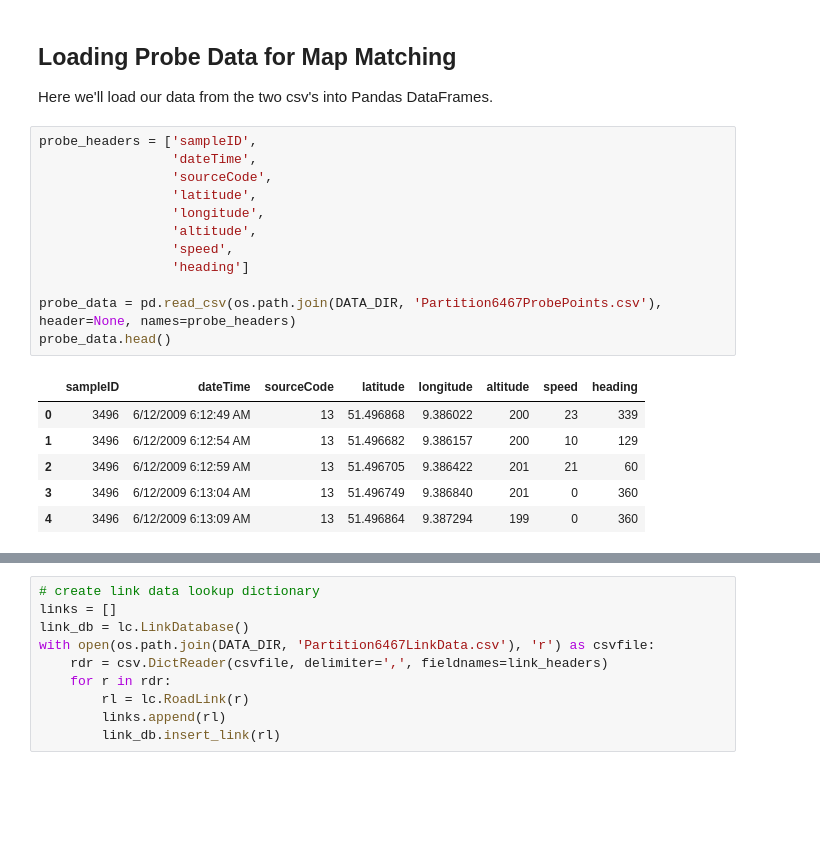
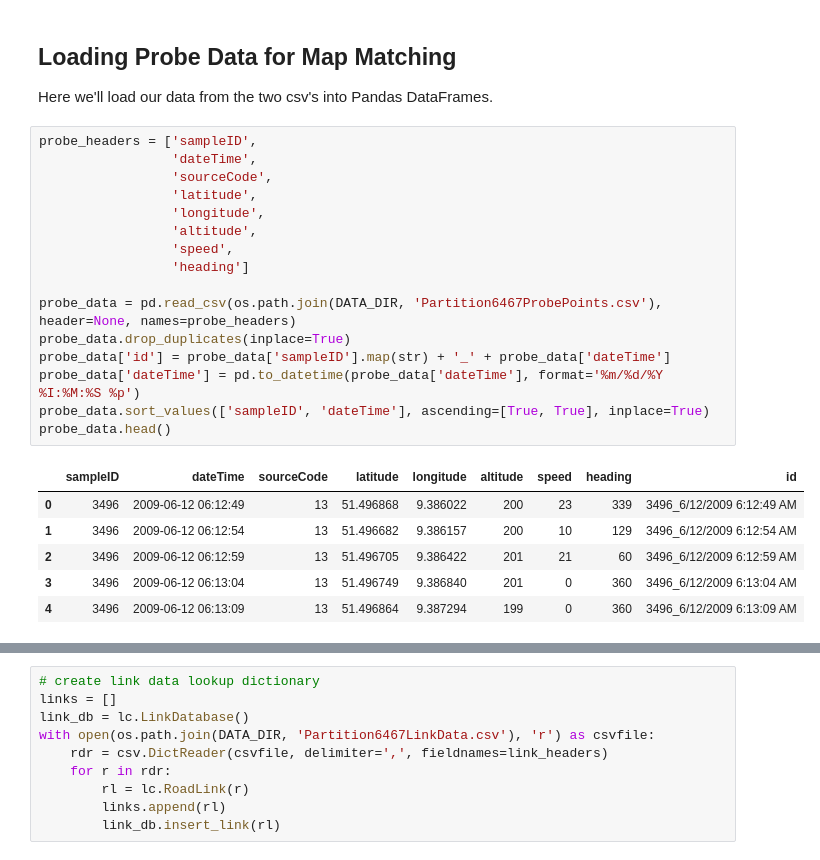
Before and after one commit to M20190649/eecs495-map-matching, a Jupyter notebook: st_map_matching.ipynb, the cells around one changed output, grey strips where cells are left out. Drawn from its saved outputs; the diff is of its cells as text; blank space fills up the shorter version.

```diff
--- a/st_map_matching.ipynb
+++ b/st_map_matching.ipynb
@@ -87,22 +100,26 @@ Here we'll load our data from the two csv's into Pandas DataFrames.
 # %%
 probe_headers = ['sampleID',
                  'dateTime',
                  'sourceCode',
                  'latitude',
                  'longitude',
                  'altitude',
                  'speed',
                  'heading']
 
 probe_data = pd.read_csv(os.path.join(DATA_DIR, 'Partition6467ProbePoints.csv'), header=None, names=probe_headers)
+probe_data.drop_duplicates(inplace=True)
+probe_data['id'] = probe_data['sampleID'].map(str) + '_' + probe_data['dateTime']
+probe_data['dateTime'] = pd.to_datetime(probe_data['dateTime'], format='%m/%d/%Y %I:%M:%S %p')
+probe_data.sort_values(['sampleID', 'dateTime'], ascending=[True, True], inplace=True)
 probe_data.head()
 # %% [output]
-|  | sampleID | dateTime | sourceCode | latitude | longitude | altitude | speed | heading |
-| 0 | 3496 | 6/12/2009 6:12:49 AM | 13 | 51.496868 | 9.386022 | 200 | 23 | 339 |
-| 1 | 3496 | 6/12/2009 6:12:54 AM | 13 | 51.496682 | 9.386157 | 200 | 10 | 129 |
-| 2 | 3496 | 6/12/2009 6:12:59 AM | 13 | 51.496705 | 9.386422 | 201 | 21 | 60 |
-| 3 | 3496 | 6/12/2009 6:13:04 AM | 13 | 51.496749 | 9.386840 | 201 | 0 | 360 |
-| 4 | 3496 | 6/12/2009 6:13:09 AM | 13 | 51.496864 | 9.387294 | 199 | 0 | 360 |
+|  | sampleID | dateTime | sourceCode | latitude | longitude | altitude | speed | heading | id |
+| 0 | 3496 | 2009-06-12 06:12:49 | 13 | 51.496868 | 9.386022 | 200 | 23 | 339 | 3496_6/12/2009 6:12:49 AM |
+| 1 | 3496 | 2009-06-12 06:12:54 | 13 | 51.496682 | 9.386157 | 200 | 10 | 129 | 3496_6/12/2009 6:12:54 AM |
+| 2 | 3496 | 2009-06-12 06:12:59 | 13 | 51.496705 | 9.386422 | 201 | 21 | 60 | 3496_6/12/2009 6:12:59 AM |
+| 3 | 3496 | 2009-06-12 06:13:04 | 13 | 51.496749 | 9.386840 | 201 | 0 | 360 | 3496_6/12/2009 6:13:04 AM |
+| 4 | 3496 | 2009-06-12 06:13:09 | 13 | 51.496864 | 9.387294 | 199 | 0 | 360 | 3496_6/12/2009 6:13:09 AM |
 # %%
 link_headers = ['linkPVID',
                 'refNodeID',
```
Also changed, not shown: parts of 16 cells of this notebook, 4 other files.
